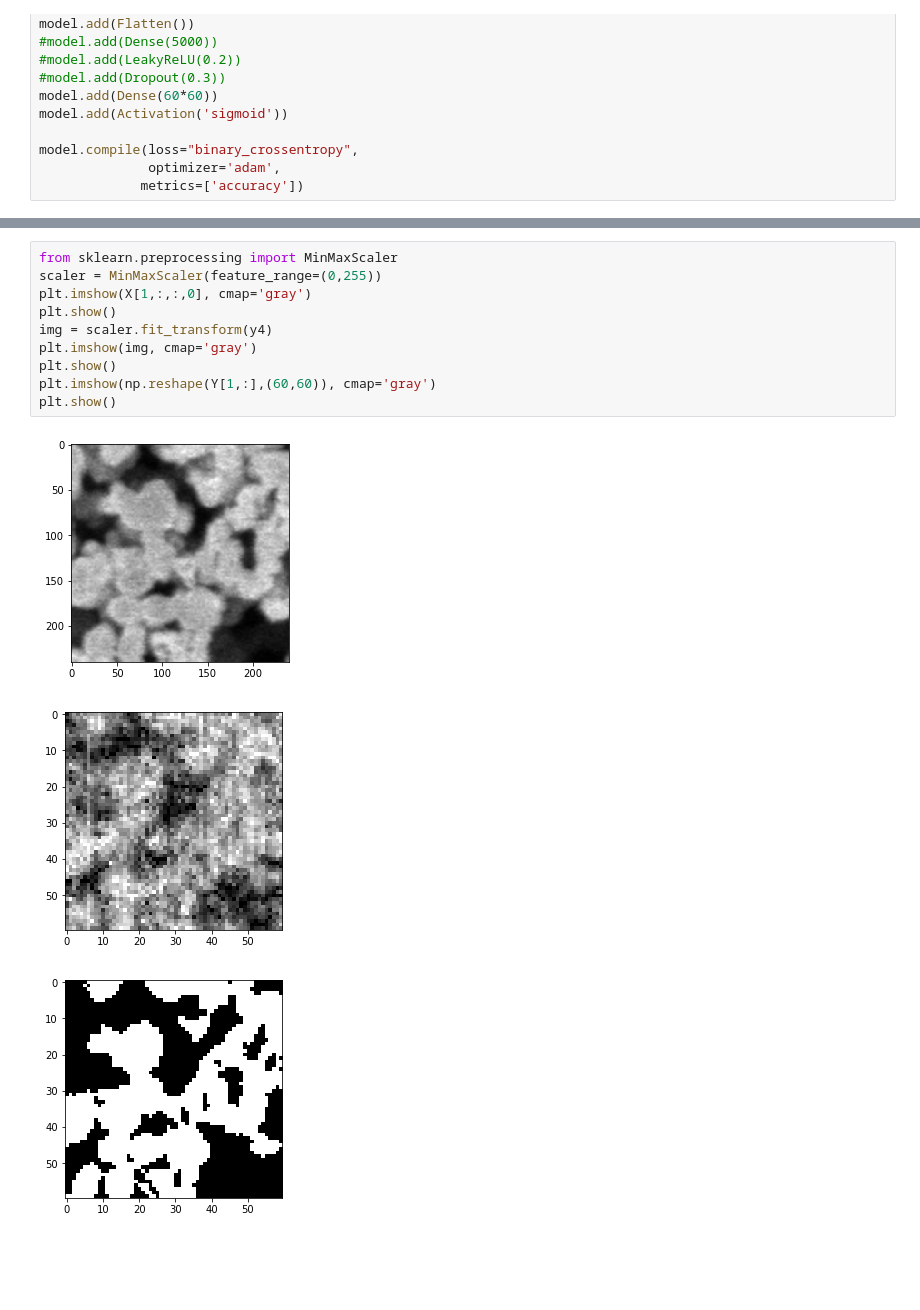
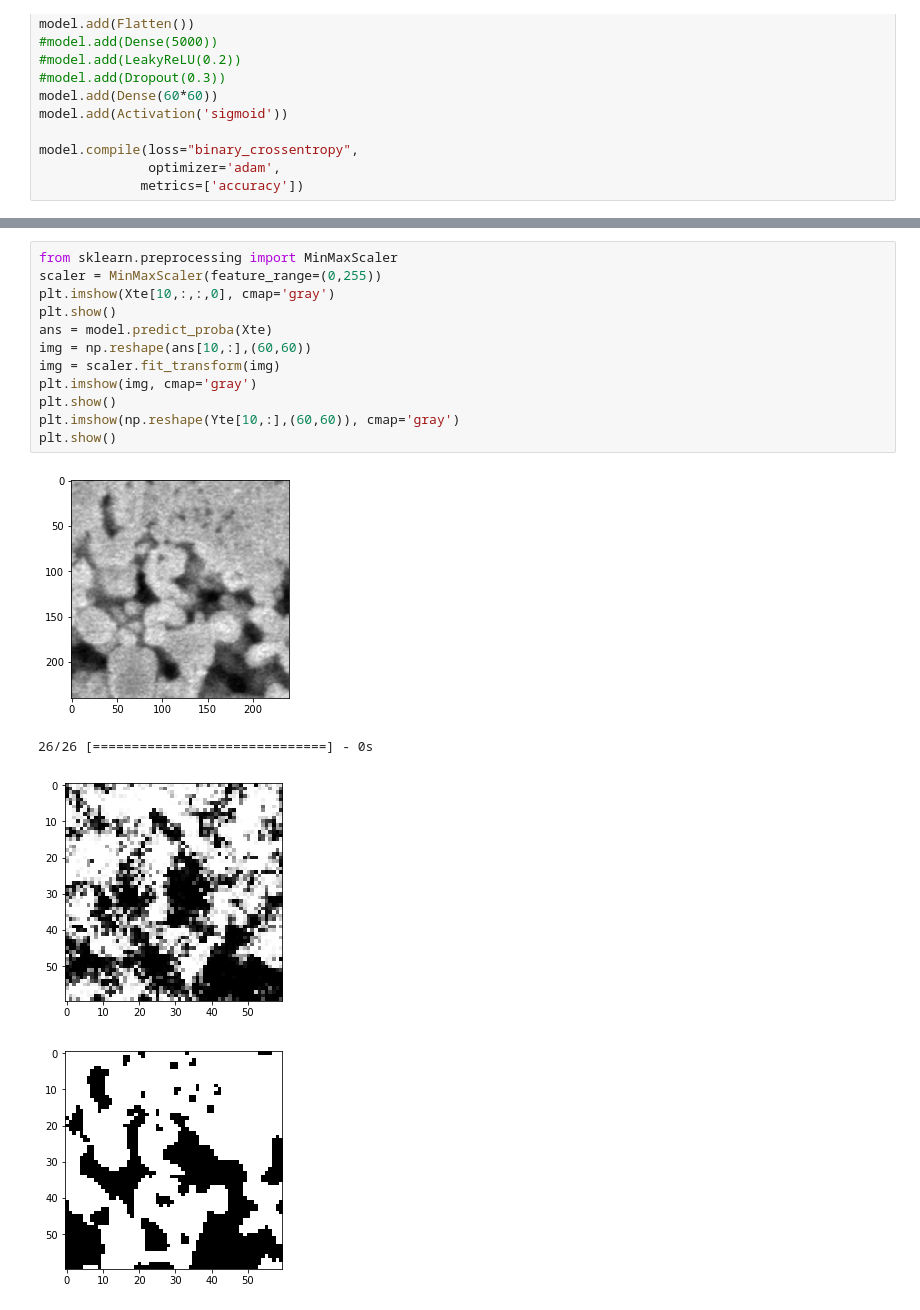
Before and after one commit to tokuo/cnn_fourier, a Jupyter notebook: demo.ipynb, the cells around one changed output, grey strips where cells are left out. Drawn from its saved outputs; the diff is of its cells as text; blank space fills up the shorter version.

```diff
--- a/demo.ipynb
+++ b/demo.ipynb
@@ -570,14 +485,17 @@ for y in range(60):
 # %%
 from sklearn.preprocessing import MinMaxScaler
 scaler = MinMaxScaler(feature_range=(0,255))
-plt.imshow(X[1,:,:,0], cmap='gray')
+plt.imshow(Xte[10,:,:,0], cmap='gray')
 plt.show()
-img = scaler.fit_transform(y4)
+ans = model.predict_proba(Xte)
+img = np.reshape(ans[10,:],(60,60))
+img = scaler.fit_transform(img)
 plt.imshow(img, cmap='gray')
 plt.show()
-plt.imshow(np.reshape(Y[1,:],(60,60)), cmap='gray')
+plt.imshow(np.reshape(Yte[10,:],(60,60)), cmap='gray')
 plt.show()
 # %% [output]
-[figure, old version]
+[figure, new version]
+26/26 [==============================] - 0s
-[figure, old version]
+[figure, new version]
-[figure, old version]
+[figure, new version]
```
Also changed, not shown: parts of 4 cells of this notebook.
